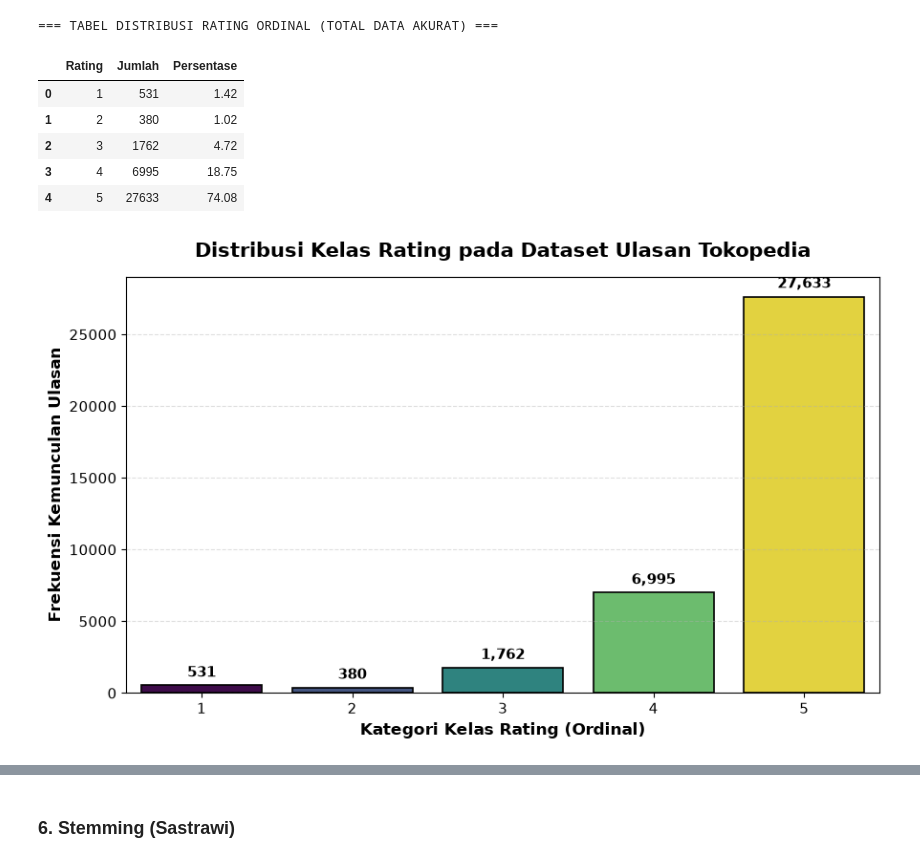
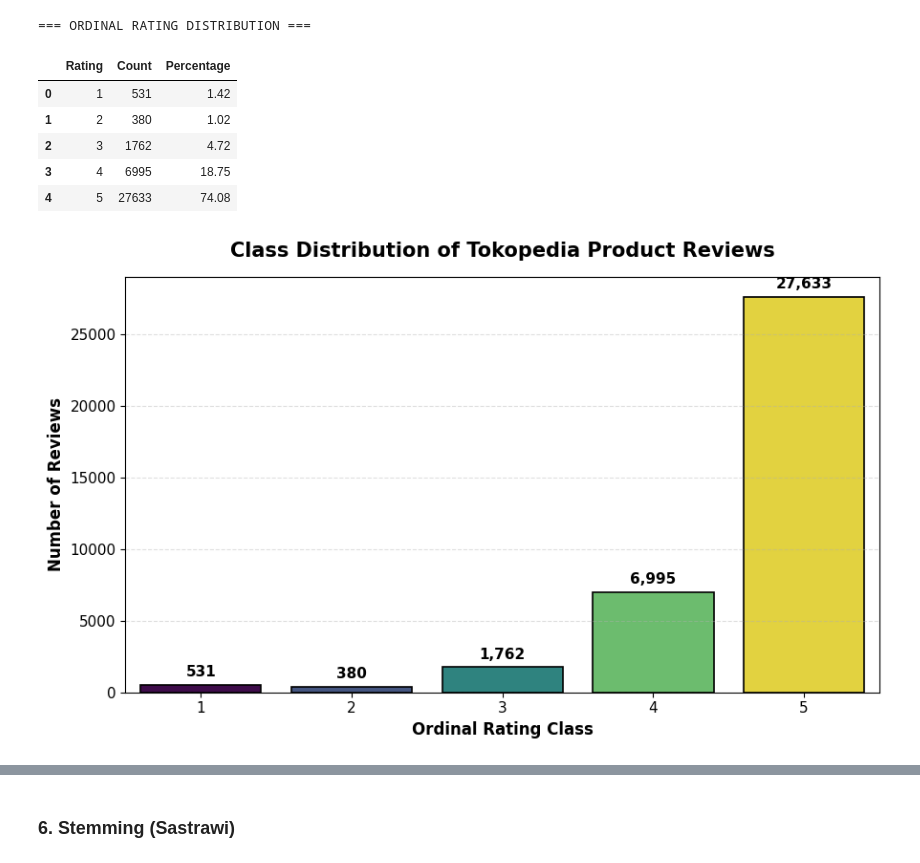
Before and after one commit to erlangga-g/NB_AnalisiSentimen, a Jupyter notebook: notebooks/ordinal_rating_classification.ipynb, the cells around one changed output, grey strips where cells are left out. Saved outputs shown, nothing was run; the diff lists cells and outputs as text; code cells hidden in the pictures.

```diff
--- a/notebooks/ordinal_rating_classification.ipynb
+++ b/notebooks/ordinal_rating_classification.ipynb
@@ -234,67 +218,91 @@ Jumlah kolom setelah seleksi: 2
 | 3 | ya saya puas dgn barangnya | 5 |
 | 4 | Responya luar biasa b mantap | 5 |
 # %%
-# --- 1.10 Visualisasi Distribusi Kelas (Identifikasi Class Imbalance) ---
+# --- 1.9 Class Distribution Analysis (Class Imbalance Detection) ---
 
-# 1. Menghitung ringkasan statistik distribusi rating pada data sampel
+# Compute the class distribution
 dist_df = df_sample['rating'].value_counts().reset_index()
-dist_df.columns = ['Rating', 'Jumlah']
+dist_df.columns = ['Rating', 'Count']
 
-# Mengunci urutan baris berdasarkan kategori tingkatan rating (1-5) secara ordinal
+# Sort ratings in ascending ordinal order
 dist_df = dist_df.sort_values('Rating').reset_index(drop=True)
-dist_df['Persentase'] = (dist_df['Jumlah'] / len(df_sample)) * 100
+dist_df['Percentage'] = (dist_df['Count'] / len(df_sample)) * 100
 
-print("=== TABEL DISTRIBUSI RATING ORDINAL (TOTAL DATA AKURAT) ===")
+print("=== ORDINAL RATING DISTRIBUTION ===")
 display(dist_df.round(2))
 
-# 2. Visualisasi Grafik Batang untuk memperjelas gap ekstrem antar kelas (Imbalance)
+# Visualize the class distribution
 plt.figure(figsize=(9, 5.5))
+
 ax = sns.barplot(
     x='Rating',
-    y='Jumlah',
+    y='Count',
     data=dist_df,
     hue='Rating',
     palette='viridis',
     legend=False,
     edgecolor='black',
     linewidth=1.2
 )
 
-# Pengaturan label dan judul grafik standar penulisan ilmiah
-plt.title('Distribusi Kelas Rating pada Dataset Ulasan Tokopedia',
-          fontsize=15, fontweight='bold', pad=15)
-plt.xlabel('Kategori Kelas Rating (Ordinal)', fontsize=12, fontweight='bold')
-plt.ylabel('Frekuensi Kemunculan Ulasan', fontsize=12, fontweight='bold')
+plt.title(
+    'Class Distribution of Tokopedia Product Reviews',
+    fontsize=15,
+    fontweight='bold',
+    pad=15
+)
+
+plt.xlabel(
+    'Ordinal Rating Class',
+    fontsize=12,
+    fontweight='bold'
+)
+
+plt.ylabel(
+    'Number of Reviews',
+    fontsize=12,
+    fontweight='bold'
+)
+
 ax.tick_params(axis='both', labelsize=11)
 
-# Menambahkan label jumlah absolut dengan format pemisah ribuan otomatis
+# Add value labels above each bar
 for container in ax.containers:
     ax.bar_label(container, fmt='{:,.0f}', padding=4, fontsize=11, fontweight='bold')
 
 plt.grid(axis='y', linestyle='--', alpha=0.4)
 plt.tight_layout()
-plt.savefig('images/distribution_class_imbalance.png', dpi=300, bbox_inches='tight')
+plt.savefig('../images/class_distribution.png', dpi=300, bbox_inches='tight')
 plt.show()
 
-# 3. Narasi Otomatis Singkat
-kelas_mayoritas = dist_df.loc[dist_df['Jumlah'].idxmax()]
-kelas_minoritas = dist_df.loc[dist_df['Jumlah'].idxmin()]
-rasio_imbalance = kelas_mayoritas['Jumlah'] / kelas_minoritas['Jumlah']
+# Generate a brief summary
+majority_class = dist_df.loc[dist_df['Count'].idxmax()]
+minority_class = dist_df.loc[dist_df['Count'].idxmin()]
+imbalance_ratio = majority_class['Count'] / minority_class['Count']
 
 print("\n" + "=" * 75)
-print("CATATAN ANALISIS SEBARAN KELAS:")
+print("CLASS DISTRIBUTION SUMMARY")
 print("=" * 75)
-print(f"- Kelas Mayoritas Mutlak berada pada Rating {int(kelas_mayoritas['Rating'])} dengan porsi {kelas_mayoritas['Persentase']:.2f}%.")
-print(f"- Kelas Minoritas Mutlak berada pada Rating {int(kelas_minoritas['Rating'])} dengan porsi {kelas_minoritas['Persentase']:.2f}%.")
-print(f"- Ketidakseimbangan Ekstrem: Selisih frekuensi antar kelas mencapai {rasio_imbalance:.2f} kali lipat.")
+print(
+    f"- Majority class: Rating {int(majority_class['Rating'])} "
+    f"({majority_class['Percentage']:.2f}%)."
+)
+print(
+    f"- Minority class: Rating {int(minority_class['Rating'])} "
+    f"({minority_class['Percentage']:.2f}%)."
+)
+print(
+    f"- Imbalance ratio: {imbalance_ratio:.2f}:1 "
+    f"(majority vs. minority class)."
+)
 print("=" * 75)
 # %% [output]
-=== TABEL DISTRIBUSI RATING ORDINAL (TOTAL DATA AKURAT) ===
+=== ORDINAL RATING DISTRIBUTION ===
-|  | Rating | Jumlah | Persentase |
+|  | Rating | Count | Percentage |
 | 0 | 1 | 531 | 1.42 |
 | 1 | 2 | 380 | 1.02 |
 | 2 | 3 | 1762 | 4.72 |
 | 3 | 4 | 6995 | 18.75 |
 | 4 | 5 | 27633 | 74.08 |
-[figure, old version]
+[figure, new version]
 ===========================================================================
```
Also changed, not shown: parts of 58 cells of this notebook, 23 other files.
